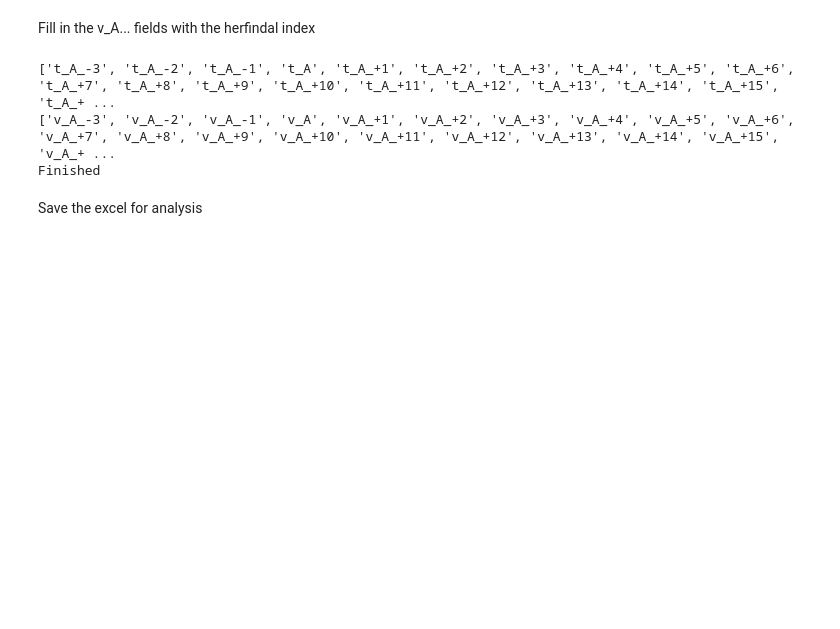
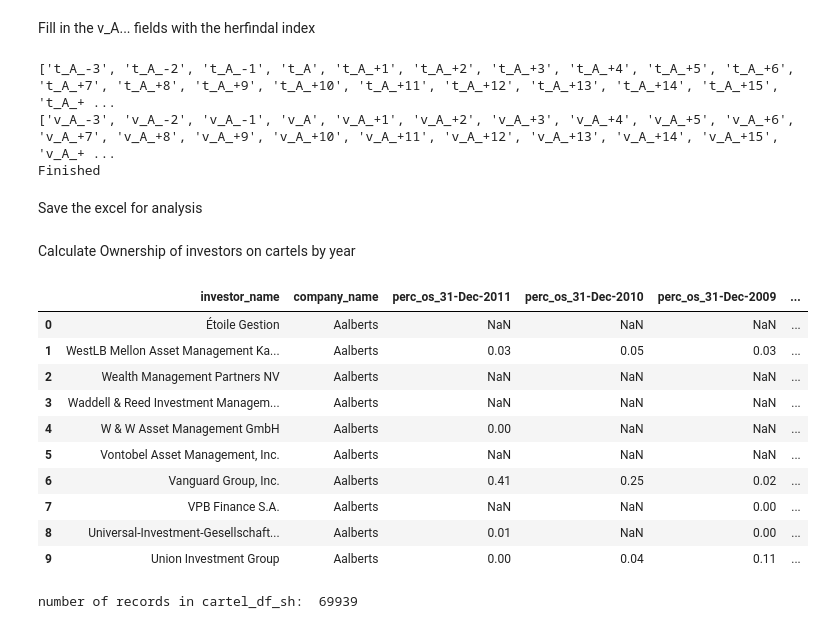
Before and after one commit to DeChrigi/BA_Thesis, a Jupyter notebook: 05_connected_cartel_network.ipynb, the cells around one changed output. Drawn from its saved outputs; the diff is of its cells as text; code cells hidden in the pictures; blank space fills up the shorter version.

Commit message:
Updated 04 and 05 and did some experiments with cartel_df_sh

```diff
--- a/05_connected_cartel_network.ipynb
+++ b/05_connected_cartel_network.ipynb
@@ -202,10 +202,13 @@ cartel_df['v_E_+3'] = None
 # %% [markdown]
 Fill in the v_A... fields with the herfindal index
 # %%
+# crate copy of cartel_df
+cartel_df_herfindal = cartel_df.copy()
+
 # get all column names that start with t_A OR t_E
-t_a_columns = [col for col in cartel_df.columns if col.startswith('t_A') or col.startswith('t_E')]
+t_a_columns = [col for col in cartel_df_herfindal.columns if col.startswith('t_A') or col.startswith('t_E')]
 # get all column names that start with v_A OR v_E
-v_e_columns = [col for col in cartel_df.columns if col.startswith('v_A') or col.startswith('v_E')]
+v_e_columns = [col for col in cartel_df_herfindal.columns if col.startswith('v_A') or col.startswith('v_E')]
 
 print(t_a_columns)
 print(v_e_columns)
@@ -216,7 +219,7 @@ def get_herfindahl_value(year, company_name):
 
 herfindal_df = pd.read_excel('./transformed_data/shareholder_data/company_metrics.xlsx')
 
-for index, row in cartel_df.iterrows():
+for index, row in cartel_df_herfindal.iterrows():
 
     file_name = row['file_name']
 
@@ -228,7 +231,7 @@ for index, row in cartel_df.iterrows():
             # get the herfindahl value for the year and company name
             herfindahl_value = get_herfindahl_value(t_a_value, file_name)
             # set the value in the corresponding v_A column
-            cartel_df.at[index, col.replace('t_', 'v_')] = herfindahl_value
+            cartel_df_herfindal.at[index, col.replace('t_', 'v_')] = herfindahl_value
 
 print('Finished')
 # %% [output]
@@ -240,3 +243,55 @@ Save the excel for analysis
 # %%
 # save cartel_df_v2 to excel file
 cartel_df.to_excel('./transformed_data/cartel_networks/test222.xlsx', index=False)
+# %% [markdown]
+Calculate Ownership of investors on cartels by year
+# %%
+merged_shareholders_df = pd.read_excel('./transformed_data/connected_shareholder_data/merged_shareholder_data.xlsx')
+
+# get all column names that start with perc_os
+perc_os_columns = [col for col in merged_shareholders_df.columns if col.startswith('perc_os')]
+
+# select only relevant columns
+merged_shareholders_df = merged_shareholders_df[['investor_name', 'company_name'] + perc_os_columns]
+
+merged_shareholders_df.head(10)
+# %% [output]
+|  | investor_name | company_name | perc_os_31-Dec-2011 | perc_os_31-Dec-2010 | perc_os_31-Dec-2009 | ... |
+| 0 | Étoile Gestion | Aalberts | NaN | NaN | NaN | ... |
+| 1 | WestLB Mellon Asset Management Ka... | Aalberts | 0.03 | 0.05 | 0.03 | ... |
+| 2 | Wealth Management Partners NV | Aalberts | NaN | NaN | NaN | ... |
+| 3 | Waddell & Reed Investment Managem... | Aalberts | NaN | NaN | NaN | ... |
+| 4 | W & W Asset Management GmbH | Aalberts | 0.00 | NaN | NaN | ... |
+| 5 | Vontobel Asset Management, Inc. | Aalberts | NaN | NaN | NaN | ... |
+| 6 | Vanguard Group, Inc. | Aalberts | 0.41 | 0.25 | 0.02 | ... |
+| 7 | VPB Finance S.A. | Aalberts | NaN | NaN | 0.00 | ... |
+| 8 | Universal-Investment-Gesellschaft... | Aalberts | 0.01 | NaN | 0.00 | ... |
+| 9 | Union Investment Group | Aalberts | 0.00 | 0.04 | 0.11 | ... |
+# %%
+# join cartel_df with merged_shareholders_df on file_name = company_name
+cartel_df_sh = cartel_df.merge(merged_shareholders_df, left_on='file_name', right_on='company_name', how='left')
+# drop company_name column
+cartel_df_sh = cartel_df_sh.drop(columns=['company_name'])
+
+# count rows in cartel_df_sh
+print(f"number of records in cartel_df_sh:  {cartel_df_sh.shape[0]}")
+
+t_columns = [col for col in merged_shareholders_df.columns if col.startswith('t_A') or col.startswith('t_E')]
+
+for index, row in cartel_df_sh.iterrows():
+
+    for col in t_columns:
+        # get the value of the column
+        t_value = row[col]
+        # check if the value is not null
+        if pd.notna(t_value):
+            # get the perc_os value for the year and company name
+            perc_os_value = row['perc_os_31-Dec-' + t_value]
+            # set the value in the corresponding v_A column
+            cartel_df_sh.at[index, col.replace('t_', 'v_')] = perc_os_value
+
+            print(perc_os_value)
+
+            break
+# %% [output]
+number of records in cartel_df_sh:  69939
```
Also changed, not shown: parts of 1 cell of this notebook, 9 other files.
